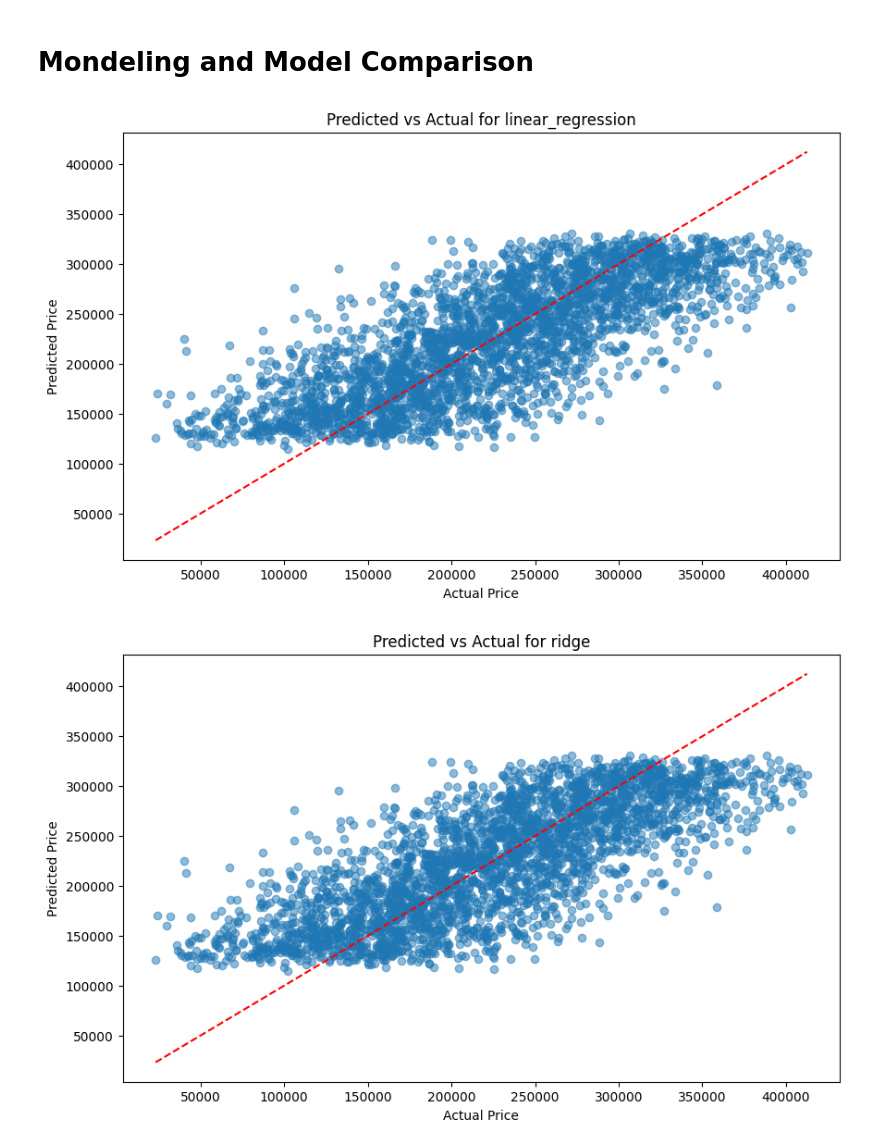
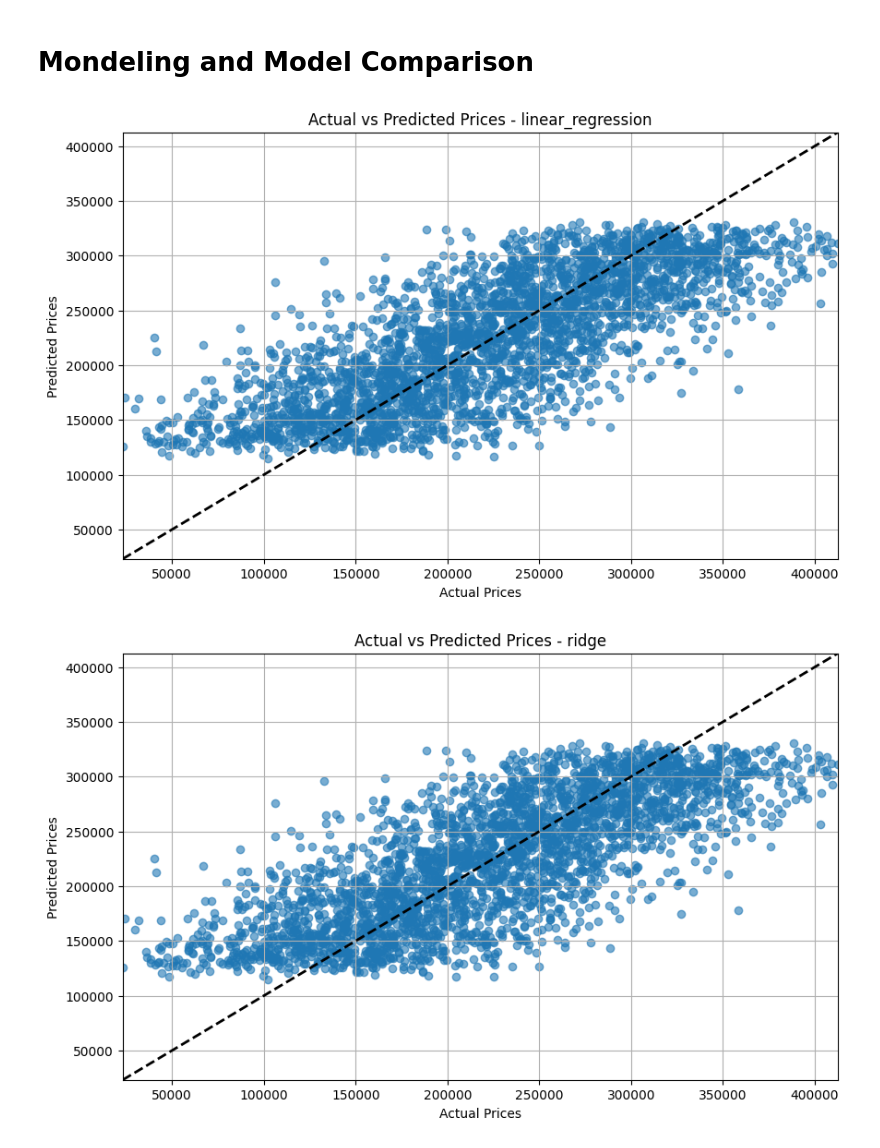
Before and after one commit to ballkungZ/Mini_project, a Jupyter notebook: Mini_project.ipynb, the cells around one changed output. Cells and saved outputs as stored; diff of their text form; code cells hidden in the pictures.

```diff
--- a/Mini_project.ipynb
+++ b/Mini_project.ipynb
@@ -213,17 +213,25 @@ plt.show()
 # %% [markdown]
 <H1>Mondeling and Model Comparison</H1>
 # %%
-import matplotlib.pyplot as plt
-import numpy as np
-import pandas as pd
-from sklearn.model_selection import train_test_split, GridSearchCV, ShuffleSplit
-from sklearn.linear_model import LinearRegression, Ridge, Lasso
-from sklearn.metrics import r2_score, mean_absolute_error, mean_squared_error
-import joblib
+# Assuming df is already defined
+X = df[['Bedrooms', 'Bathrooms', 'SquareFeet', 'Neighborhood_Rural', 'Neighborhood_Suburb', 'Neighborhood_Urban']]
+Y = df['Price']
+
+def plot_predictions(y_test, predictions, model_name):
+    plt.figure(figsize=(10, 6))
+    plt.scatter(y_test, predictions, alpha=0.6)
+    plt.plot([y_test.min(), y_test.max()], [y_test.min(), y_test.max()], 'k--', lw=2)  # เส้นแนวโน้ม
+    plt.xlabel('Actual Prices')
+    plt.ylabel('Predicted Prices')
+    plt.title(f'Actual vs Predicted Prices - {model_name}')
+    plt.xlim([y_test.min(), y_test.max()])
+    plt.ylim([y_test.min(), y_test.max()])
+    plt.grid()
+    plt.show()
 
 def find_best_model_using_gridsearchcv(X, y):
     # Split the data into training and testing sets
-    X_train, X_test, y_train, y_test = train_test_split(X, y, test_size=0.2, random_state=42)
+    X_train, X_test, y_train, y_test = train_test_split(X, Y, test_size=0.2, random_state=42)
 
     algos = {
         'linear_regression': {
@@ -259,40 +267,34 @@ def find_best_model_using_gridsearchcv(X, y):
         # Save the best model to a file
         joblib.dump(best_model, f'{algo_name}_best_model.pkl')
 
         # Make predictions on the test data
         y_pred = best_model.predict(X_test)
 
         # Calculate additional performance metrics
         r2 = r2_score(y_test, y_pred)
         mae = mean_absolute_error(y_test, y_pred)
         mse = mean_squared_error(y_test, y_pred)
         rmse = np.sqrt(mse)
 
         # Append all metrics to the scores list
         scores.append({
             'model': algo_name,
             'best_score': gs.best_score_,
             'best_params': gs.best_params_,
             'r2_score': r2,
             'MAE': mae,
             'MSE': mse,
             'RMSE': rmse
         })
 
-        # Plotting predictions vs actual values for each model
-        plt.figure(figsize=(10, 6))
-        plt.scatter(y_test, y_pred, alpha=0.5)
-        plt.plot([min(y_test), max(y_test)], [min(y_test), max(y_test)], color='red', linestyle='--')
-        plt.title(f'Predicted vs Actual for {algo_name}')
-        plt.xlabel('Actual Price')
-        plt.ylabel('Predicted Price')
-        plt.show()
+        # Plot predictions for the current model
+        plot_predictions(y_test, y_pred, algo_name)
 
     return pd.DataFrame(scores, columns=['model', 'best_score', 'best_params', 'r2_score', 'MAE', 'MSE', 'RMSE'])
 
 # Example call to the function
 best_models_df = find_best_model_using_gridsearchcv(X, Y)
 print(best_models_df)
 # %% [output]
-[figure, old version]
+[figure, new version]
-[figure, old version]
+[figure, new version]
```
Also changed, not shown: parts of 1 cell of this notebook.
